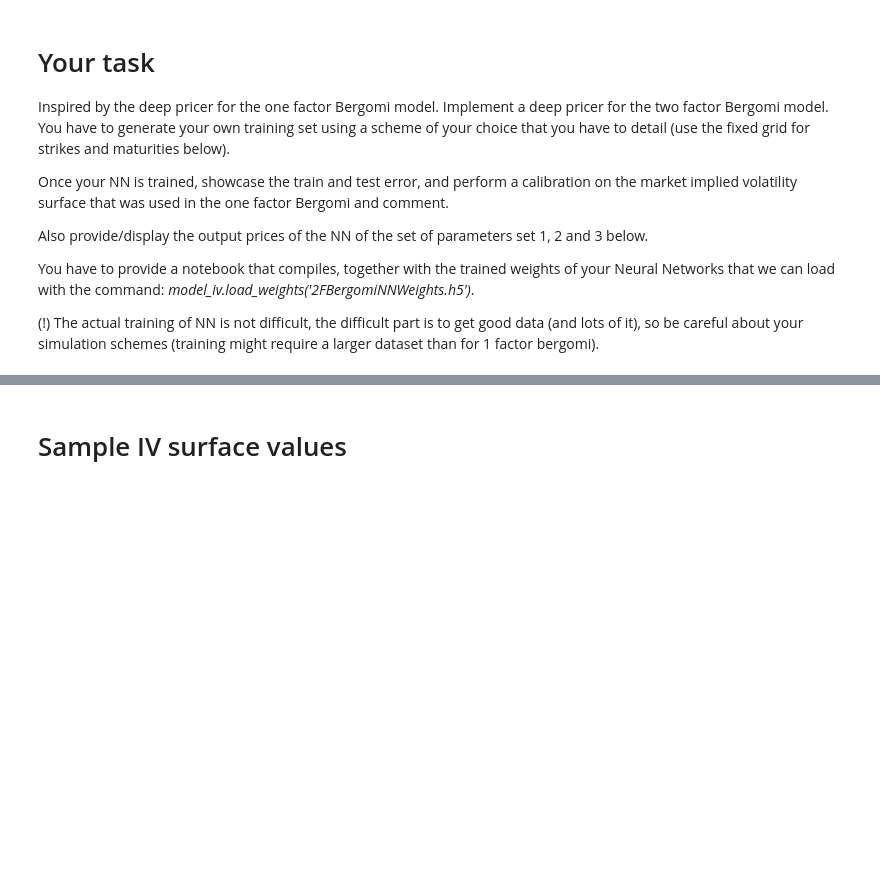
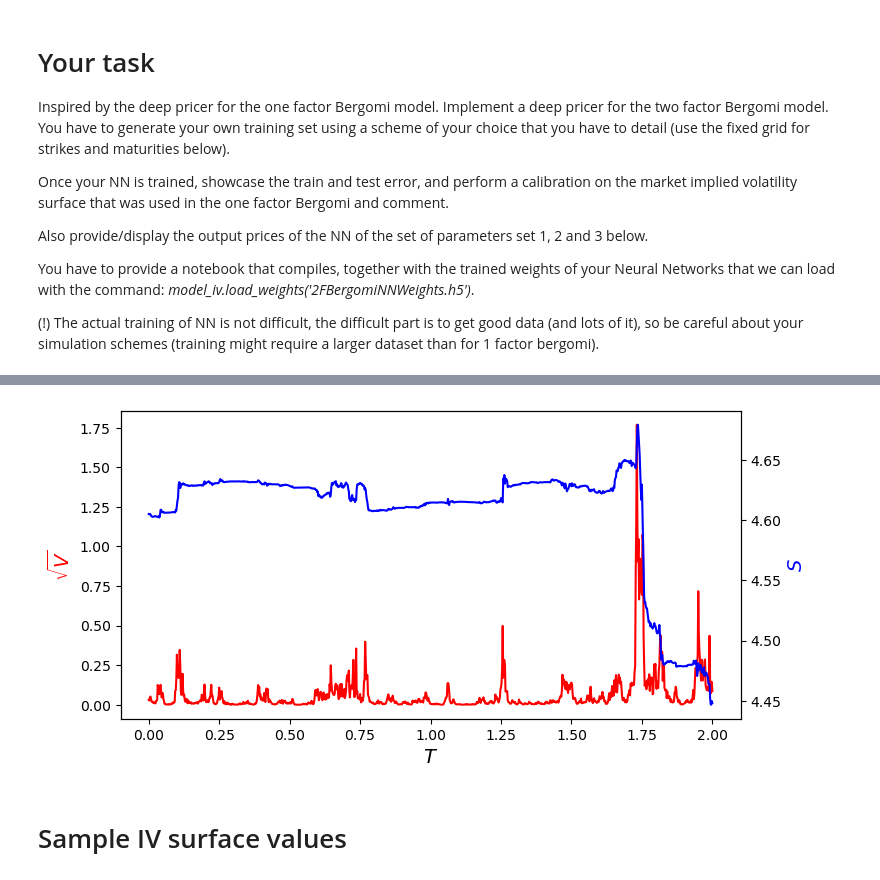
Before and after one commit to pottierc/Project_2f_bergomi, a Jupyter notebook: 01. Working_Space/Project_2f_bergomi.ipynb, the cells around one changed output, grey strips where cells are left out. Drawn from its saved outputs; the diff is of its cells as text; code cells hidden in the pictures; blank space fills up the shorter version.

```diff
--- a/01. Working_Space/Project_2f_bergomi.ipynb
+++ b/01. Working_Space/Project_2f_bergomi.ipynb
@@ -65,3 +145,30 @@ You have to provide a notebook that compiles, together with the trained weights
+# %%
+Vt = xi * np.exp(Xt - 0.5 * np.var(Xt))
+# %%
+S0 = 100
+np.random.seed(43)
+w2 = gen_bm_path(n_steps,N_sims)
+# %%
+log_S = np.ones(N_sims).reshape(1,-1)*np.log(S0)
+epochs_iter_j = tqdm(range(n_steps), desc="iteration", miniters=2000)
+for j in epochs_iter_j:
+    log_S_next = log_S[j]-0.5*Vt[j]*dt+np.sqrt(Vt[j]*dt)*\
+        (rho*w2[j]+np.sqrt(1-rho**2)*w2[j])
+    log_S=np.append(log_S,log_S_next.reshape(1,-1),axis=0)
+# %%
+i_ind = 5
+fig = plt.figure(figsize=(8,4))
+ax = fig.add_subplot()
+ax2 = ax.twinx()
+lns2 = ax2.plot(tt,np.array(log_S[:,i_ind]), '-b',label = r'$S$')
+lns1 = ax.plot(tt,np.sqrt(Vt[:,i_ind]), 'r',ls='-', label = r'$\sqrt{V}$')
+labs = [l.get_label() for l in lns2+lns1]
+ax.set_xlabel(r"$T$",size=14)
+ax.set_ylabel(r'$\sqrt{V}$', color='red',size=14)
+ax2.set_ylabel(r'$S$', color='blue',size=14)
+plt.show()
+# %% [output]
+[figure, added]
 # %% [markdown]
 # Sample IV surface values
 # %%
```
Also changed, not shown: parts of 10 cells of this notebook.
